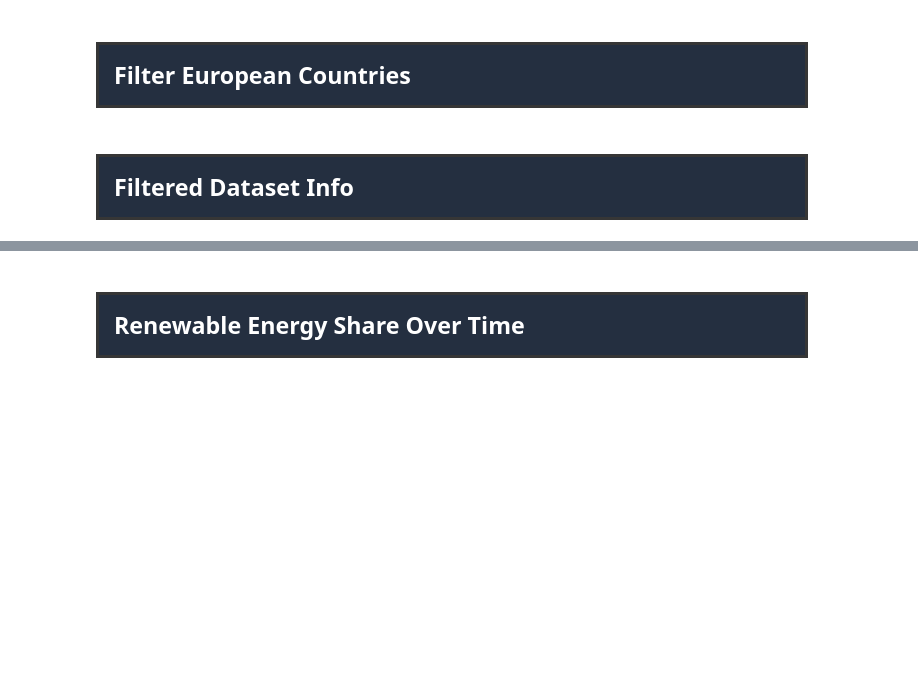
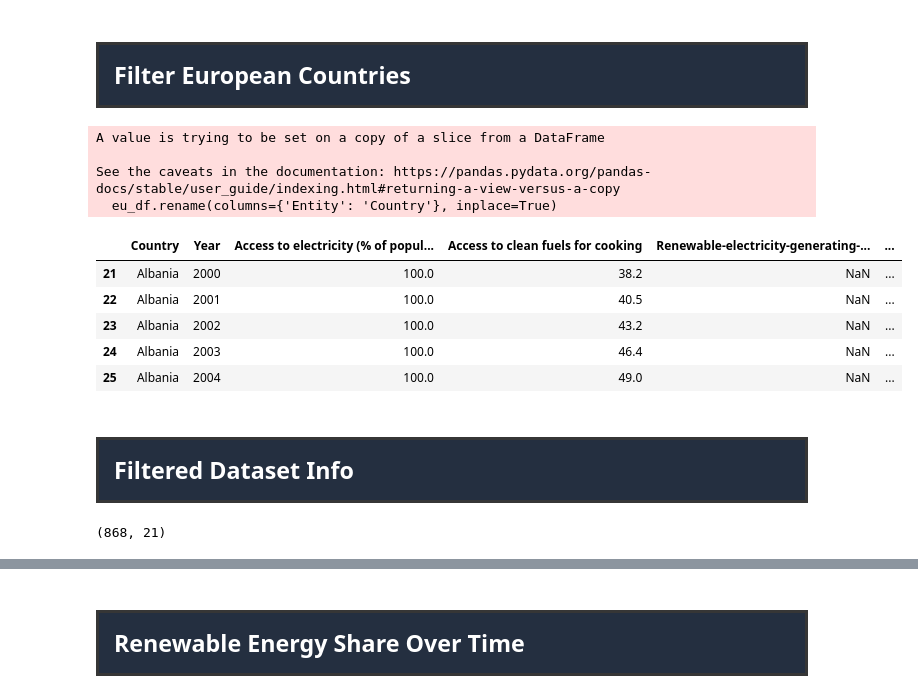
Before and after one commit to ahmedjamshed79/DataCo-supply-chain-analytics, a Jupyter notebook: EU_Sustainaability_Adoption_Notebook.ipynb, the cells around one changed output, grey strips where cells are left out. Drawn from its saved outputs; the diff is of its cells as text; code cells hidden in the pictures; blank space fills up the shorter version.

```diff
--- a/EU_Sustainaability_Adoption_Notebook.ipynb
+++ b/EU_Sustainaability_Adoption_Notebook.ipynb
@@ -72,3 +77,20 @@ european_countries = [
 # %%
 # Filter based on whether the 'country' column is in the european_countries list
 eu_df = df[df['Entity'].isin(european_countries)]
+# %%
+#Changing column 'Entity' to 'Country' coz it makes more sense
+eu_df.rename(columns={'Entity': 'Country'}, inplace=True)
+# %% [output]
+A value is trying to be set on a copy of a slice from a DataFrame
+
+See the caveats in the documentation: https://pandas.pydata.org/pandas-docs/stable/user_guide/indexing.html#returning-a-view-versus-a-copy
+  eu_df.rename(columns={'Entity': 'Country'}, inplace=True)
+# %%
+eu_df.head()
+# %% [output]
+|  | Country | Year | Access to electricity (% of popul... | Access to clean fuels for cooking | Renewable-electricity-generating-... | ... |
+| 21 | Albania | 2000 | 100.0 | 38.2 | NaN | ... |
+| 22 | Albania | 2001 | 100.0 | 40.5 | NaN | ... |
+| 23 | Albania | 2002 | 100.0 | 43.2 | NaN | ... |
+| 24 | Albania | 2003 | 100.0 | 46.4 | NaN | ... |
+| 25 | Albania | 2004 | 100.0 | 49.0 | NaN | ... |
@@ -75,5 +100,9 @@ eu_df = df[df['Entity'].isin(european_countries)]
 # %% [markdown]
 ## <div style="border-radius:0px; border:#363636 solid; padding: 15px; background-color: #242F40; font-size:100%; text-align:left; color: #FFFFFF">Filtered Dataset Info</div>
+# %%
+eu_df.shape
+# %% [output]
+(868, 21)
 # %%
 eu_df.info()
 # %% [output]
```
Also changed, not shown: parts of 18 cells of this notebook, 1 other file.
